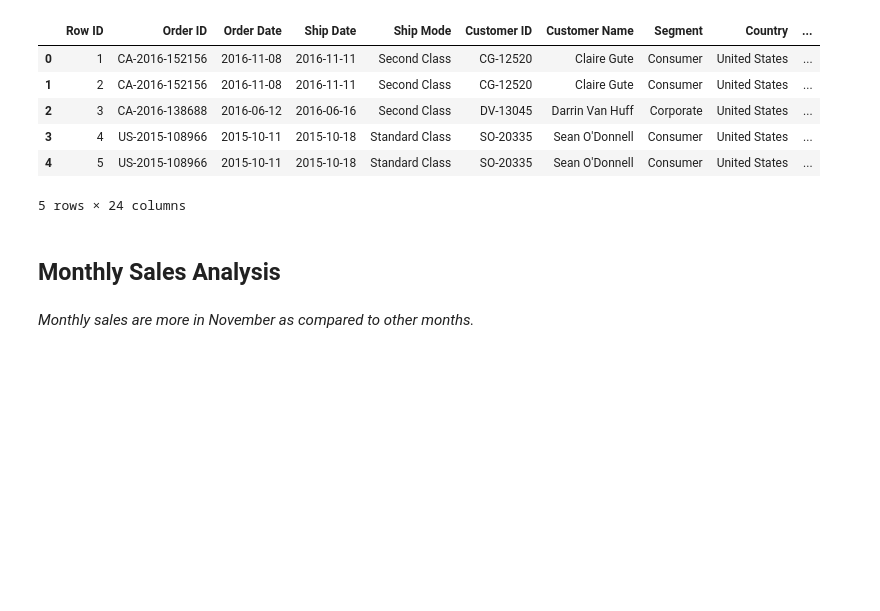
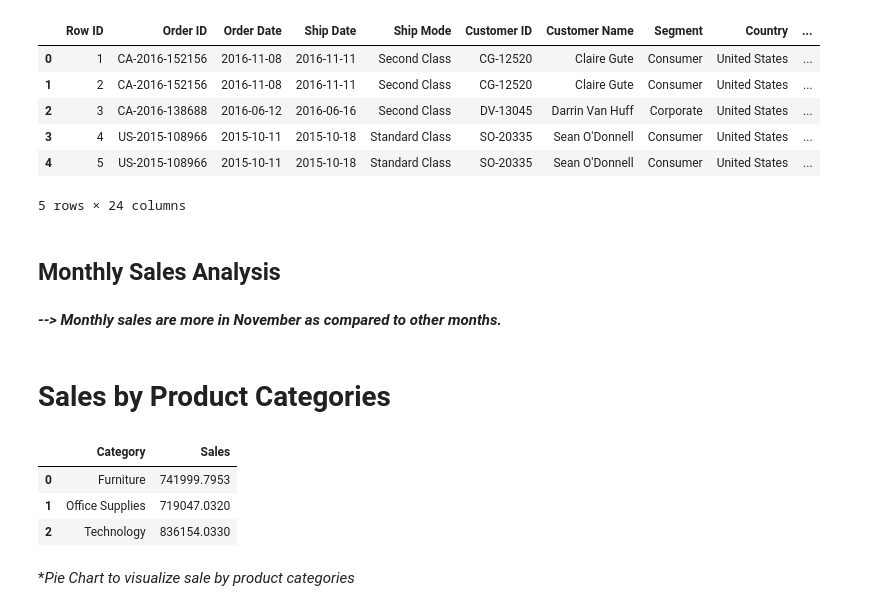
Before and after one commit to SK1202/E-Commerce-Sales-Analysis, a Jupyter notebook: jupyter/E-Commerce Sales Analysis.ipynb, the cells around one changed output. Cells and saved outputs as stored; diff of their text form; code cells hidden in the pictures; blank space fills up the shorter version.

Commit message:
pie chart for sales by product categories

```diff
--- a/jupyter/E-Commerce Sales Analysis.ipynb
+++ b/jupyter/E-Commerce Sales Analysis.ipynb
@@ -95,4 +95,16 @@ fig = px.line(
 # Display the plot
 fig.show()
 # %% [markdown]
-*Monthly sales are more in November as compared to other months.*
+***--> Monthly sales are more in November as compared to other months.***
+# %% [markdown]
+# **Sales by Product Categories**
+# %%
+product_category_sales = e_commerce_sales.groupby(["Category"])["Sales"].sum().reset_index()
+product_category_sales
+# %% [output]
+|  | Category | Sales |
+| 0 | Furniture | 741999.7953 |
+| 1 | Office Supplies | 719047.0320 |
+| 2 | Technology | 836154.0330 |
+# %% [markdown]
+**Pie Chart to visualize sale by product categories*
```
Also changed, not shown: parts of 2 cells of this notebook.
